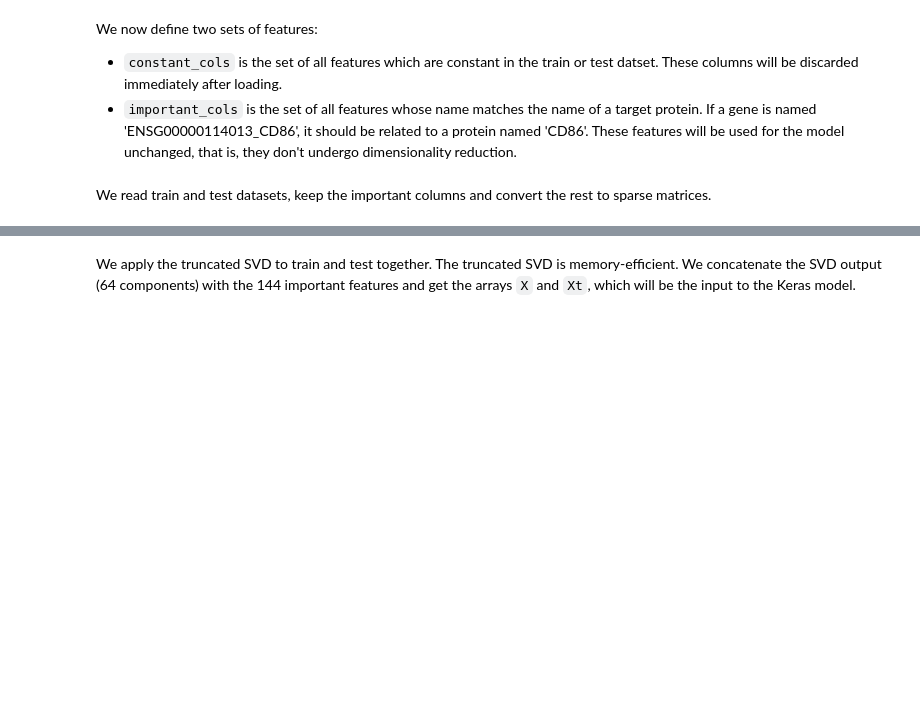
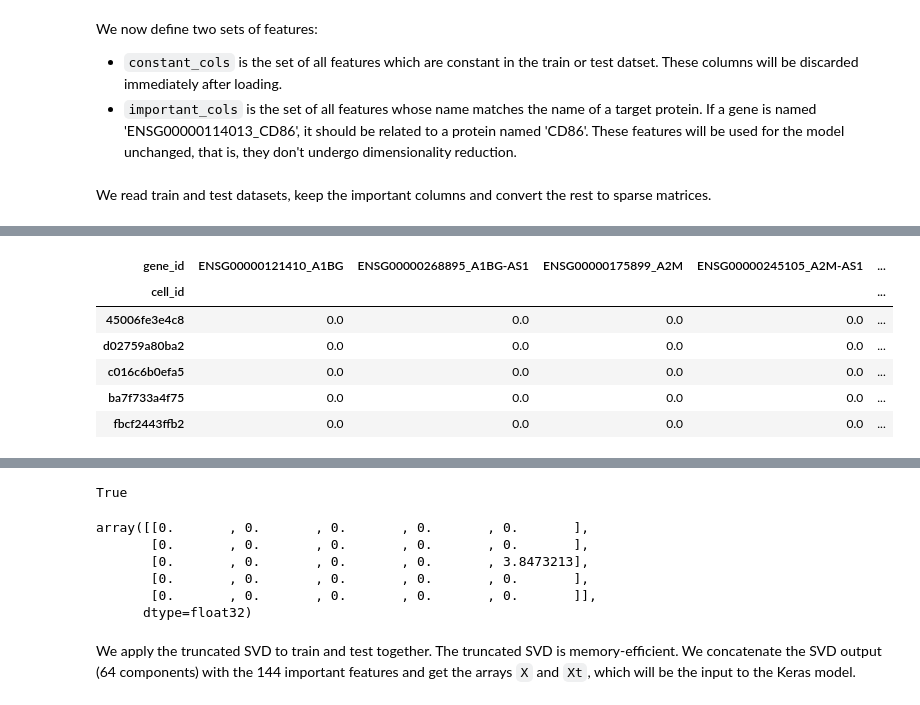
Before and after one commit to riow1983/open-problems-multimodal, a Jupyter notebook: notebooks/kagglenb001-cite-cv.ipynb, the cells around one changed output, grey strips where cells are left out. Saved outputs shown, nothing was run; the diff lists cells and outputs as text; code cells hidden in the pictures; blank space fills up the shorter version.

```diff
--- a/notebooks/kagglenb001-cite-cv.ipynb
+++ b/notebooks/kagglenb001-cite-cv.ipynb
@@ -128,10 +129,16 @@ meta = metadata_df.reindex(cell_index)
 
 # Read test and convert to sparse matrix
 Xt = pd.read_hdf(FP_CITE_TEST_INPUTS).drop(columns=constant_cols)
-cell_index_test = Xt.index
-meta_test = metadata_df.reindex(cell_index_test)
+# cell_index_test = Xt.index
+# meta_test = metadata_df.reindex(cell_index_test)
 # X0t = Xt[important_cols].values
 # print(f"Original Xt shape: {str(Xt.shape):14} {Xt.size*4/1024/1024/1024:2.3f} GByte")
 # gc.collect()
 # Xt = scipy.sparse.csr_matrix(Xt.values)
+
+
+print(f"X shape: {str(X.shape):14} {X.size*4/1024/1024/1024:2.3f} GByte")
+print(f"Xt shape: {str(Xt.shape):14} {Xt.size*4/1024/1024/1024:2.3f} GByte")
+
+display(X.iloc[:5, :5])
 # %% [output]
@@ -139,0 +147,7 @@ Wall time: 2min 6s
+| gene_id | ENSG00000121410_A1BG | ENSG00000268895_A1BG-AS1 | ENSG00000175899_A2M | ENSG00000245105_A2M-AS1 | ... |
+| cell_id |  |  |  |  | ... |
+| 45006fe3e4c8 | 0.0 | 0.0 | 0.0 | 0.0 | ... |
+| d02759a80ba2 | 0.0 | 0.0 | 0.0 | 0.0 | ... |
+| c016c6b0efa5 | 0.0 | 0.0 | 0.0 | 0.0 | ... |
+| ba7f733a4f75 | 0.0 | 0.0 | 0.0 | 0.0 | ... |
+| fbcf2443ffb2 | 0.0 | 0.0 | 0.0 | 0.0 | ... |
@@ -140,3 +156,16 @@ Wall time: 2min 6s
+# %%
+X.shape[0] * X.shape[1] == X.size
+# %% [output]
+True
+# %%
+X.iloc[:5, :5].values
+# %% [output]
+array([[0.       , 0.       , 0.       , 0.       , 0.       ],
+       [0.       , 0.       , 0.       , 0.       , 0.       ],
+       [0.       , 0.       , 0.       , 0.       , 3.8473213],
+       [0.       , 0.       , 0.       , 0.       , 0.       ],
+       [0.       , 0.       , 0.       , 0.       , 0.       ]],
+      dtype=float32)
 # %% [markdown]
 We apply the truncated SVD to train and test together. The truncated SVD is memory-efficient. We concatenate the SVD output (64 components) with the 144 important features and get the arrays `X` and `Xt`, which will be the input to the Keras model.
 # %%
```
Also changed, not shown: parts of 8 cells of this notebook, 4 other files.
